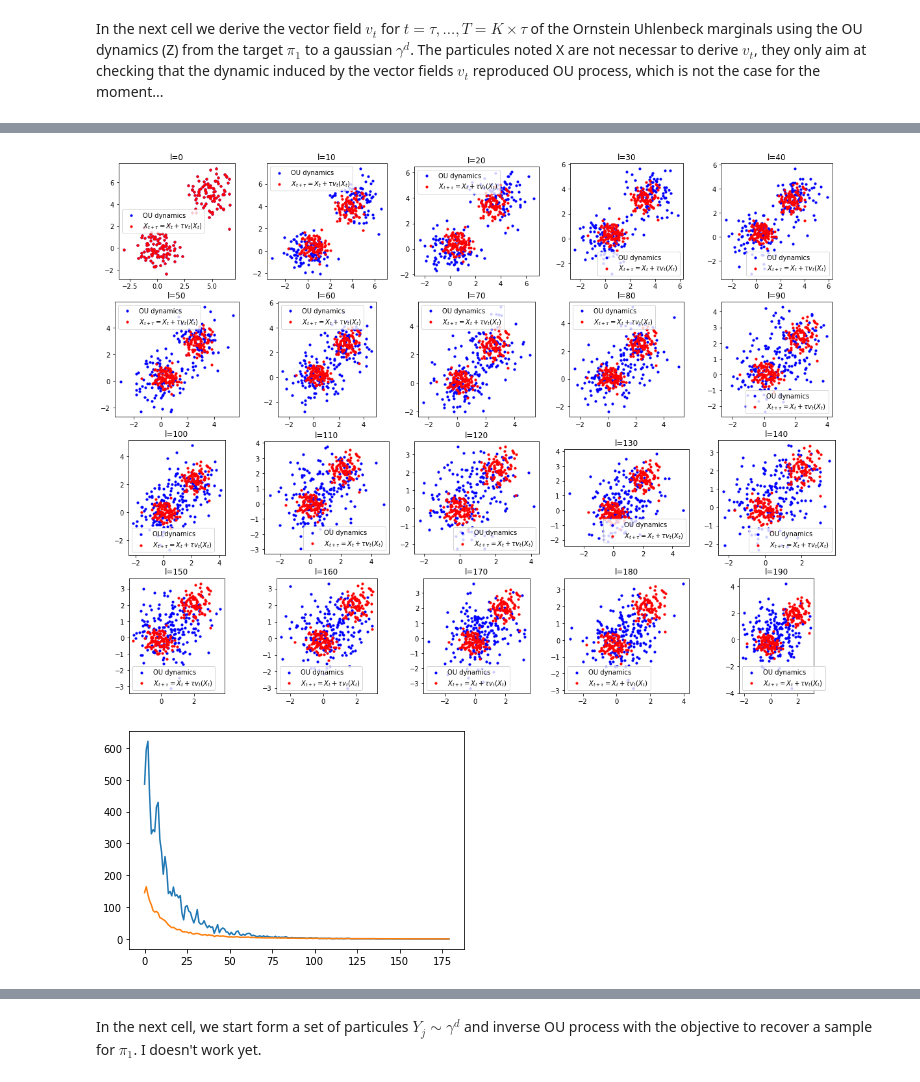
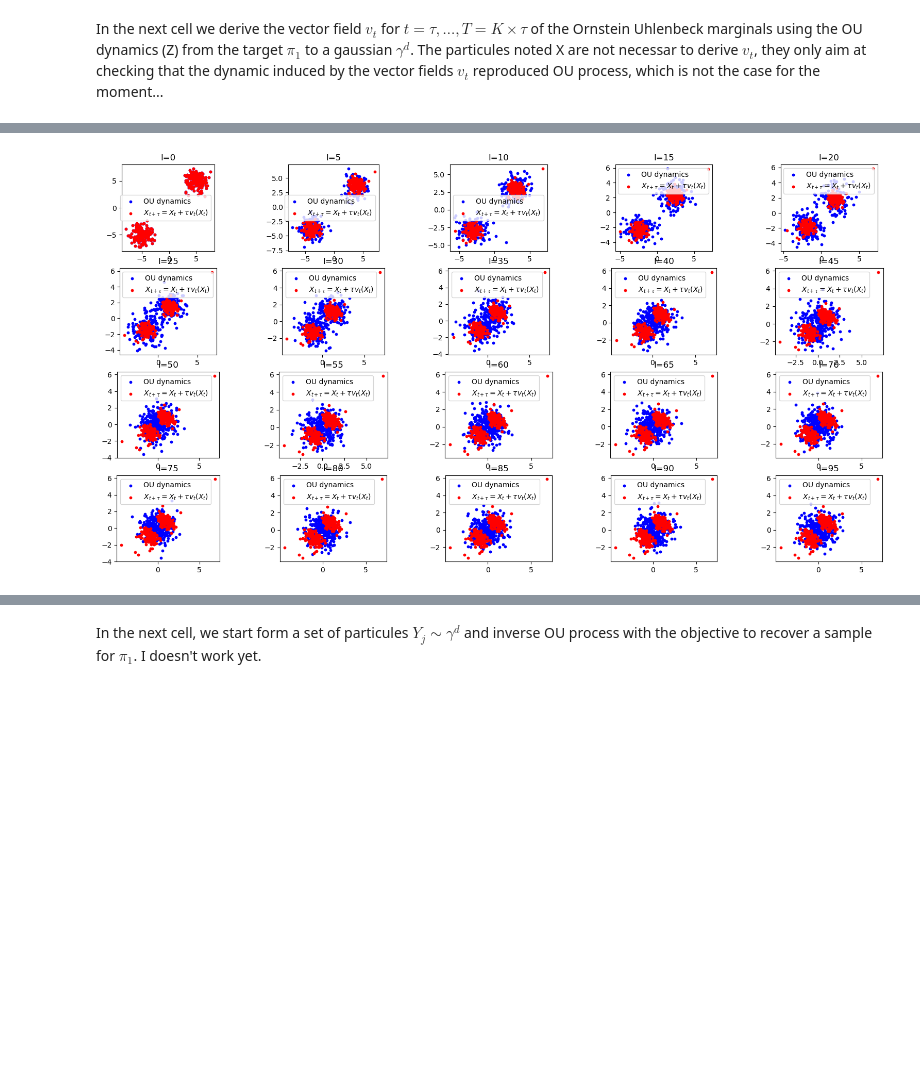
Before and after one commit to clementinechazal/kernel-path, a Jupyter notebook: ou_stein_path.ipynb, the cells around one changed output, grey strips where cells are left out. Cells and saved outputs as stored; diff of their text form; code cells hidden in the pictures; blank space fills up the shorter version.

```diff
--- a/ou_stein_path.ipynb
+++ b/ou_stein_path.ipynb
@@ -7,23 +7,28 @@ import sys
 sys.path.append('/Users/clementinechazal/Documents/these/kernel_path')
 import functions as fc
 # %%
-n = 200
+n = 300
 d = 2
 
-Mu = [np.zeros(2), 5*np.ones(2)]
+Mu = [-5*np.ones(2), 5*np.ones(2)]
 Sigma = [np.identity(2), np.identity(2)]
 p = [1/2, 1/2]
 
 X1 =fc.mixt_gauss(Mu, Sigma, n, p)
-#Mu = [3 * np.ones(2)]
-#Sigma = [np.identity(d)]
-#p = [1]
-#X1 =fc.mixt_gauss(Mu, Sigma, n, p) # Samples from the target distribution pi_1, a mixture of 2 gaussians
+
+# Mu = [3 * np.ones(2)]
+# Sigma = [np.identity(d)]
+# p = [1]
+# X1 =fc.mixt_gauss(Mu, Sigma, n, p) # Samples from the target distribution pi_1, a mixture of 2 gaussians
 # %%
-sigma = 7
+sigma = 1
 k = lambda x,y : fc.k_gauss(x,y,sigma)
 dk = lambda x,y : fc.dk_gauss(x,y,sigma)
 ddk = lambda x,y : fc.ddk_gauss(x,y,sigma)
+
+# k = lambda x,y : fc.k_linear(x,y)
+# dk = lambda x,y : fc.dk_linear(x,y)
+# ddk = lambda x,y : fc.ddk_linear(x,y)
 # %% [markdown]
 In the next cell we derive the vector field $v_t$ for $t = \tau,...,T= K\times \tau$ of the Ornstein Uhlenbeck marginals using the OU dynamics (Z) from the target $\pi_1$ to a gaussian $\gamma^d$. The particules noted X are not necessar to derive $v_t$, they only aim at checking that the dynamic induced by the vector fields $v_t$ reproduced OU process, which is not the case for the moment...
 # %%
@@ -32,58 +37,54 @@ import importlib
 importlib.reload(fc)
 
 V = []
-N_iter = 200
-tau = 0.01
-lambd = 0.5
+N_iter = 100
+t1 = 0.1
+tau = 0.05
+lambd = 1e-3
 X = X1
 Z = X1
 L1 = []
 L2 = []
-fig, axs = plt.subplots(nrows=2*N_iter//100, ncols=5, figsize=(20, 15))
+fig, axs = plt.subplots(nrows=2*N_iter//50, ncols=5, figsize=(20, 10))
 
 xlim = (-4, 4)
 ylim = (-4, 4)
 
 for l in range(N_iter):
-    t = (l+1) * tau
+    t = l * tau + t1
 
-    if l%10 == 0:
+    if l%5 == 0:
         print('iter'+str(l))
-        ll = l//10
+        ll = l//5
         ax = axs[ll//5, ll%5]
+        Y = Z + tau*v(Z)
+        #ax.scatter(Y[:, 0], Y[:, 1],color = "lightblue",s=10)
         ax.scatter(Z[:, 0], Z[:, 1],color = "blue", label = "OU dynamics",s=10)
-        #plt.show()
         ax.scatter(X[:, 0], X[:, 1],color = "red", label = r"$X_{t+\tau} = X_{t} + \tau v_t(X_{t})$",s=10)
-        #plt.show()
         ax.set_title(f'l={l}')
         ax.set_aspect('equal')
         # ax.set_xlim(xlim)
         # ax.set_ylim(ylim)
         ax.legend()
 
+
     eps = np.random.randn(n, d)
     psi = fc.psi(X1, eps, t)
     sigma_t = np.sqrt(fc.sigma_2(t))
 
-    Z = np.exp(-t) * X1+ sigma_t * eps #Ornstein-Uhlenbeck dynamics
+    Z = np.exp(-t) * X1 + sigma_t * eps #Ornstein-Uhlenbeck dynamics
     Xi = fc.Xi(Z, eps, k, dk, ddk, t)
     phi = np.linalg.inv(1/n * Xi + lambd * np.identity(n)) @ psi
-    M = lambda x : k(Z, x)[:, :, None] * eps[:,np.newaxis,:] / sigma_t + dk(Z, x)
-    v = lambda x : 1/n * np.sum(phi[:, np.newaxis, np.newaxis] * M(x), axis=0)
+    score = -1 * eps / sigma_t
+    #M1 = lambda x : k(Z, x)[:, :, None] * score[:,np.newaxis,:] + dk(Z, x)
+    M = lambda x : k(x,Z)[:,:,None] * score[None,:,:] + np.transpose(dk(Z,x), (1,0,2))
+    #v1 = lambda x : 1/n * np.sum(phi[:, np.newaxis, np.newaxis] * M1(x), axis=0)
+    v = lambda x : 1/n * np.sum(phi[None, :, None] * M(x), axis=1)
     V.append(v)
 
-    L1.append(fc.Loss1(v,Z,Mu[0],phi,Xi,t,k,dk,sigma,lambd))
-    L2.append(fc.Loss2(v,Z,eps,Mu[0],phi,Xi,psi,t,k,dk,sigma,lambd))
-
-    #print(L1[-1])
-    #print(L2[-1])
+    # L1.append(fc.Loss1(v,Z,Mu[0],phi,Xi,t,k,dk,sigma,lambd))
+    # L2.append(fc.Loss2(v,Z,eps,Mu[0],phi,Xi,psi,t,k,dk,sigma,lambd))
 
     X = X + tau * v(X)
-
-plt.figure()
-plt.plot(L1[20:]) # eq 3
-#plt.figure()
-plt.plot(L2[20:]) # eq 5
-plt.show()
 # %% [output]
 iter0
@@ -109,3 +110,2 @@ iter190
-[figure, old version]
+[figure, new version]
-[figure, removed]
 # %%
```
Also changed, not shown: parts of 5 cells of this notebook, 1 other file.
